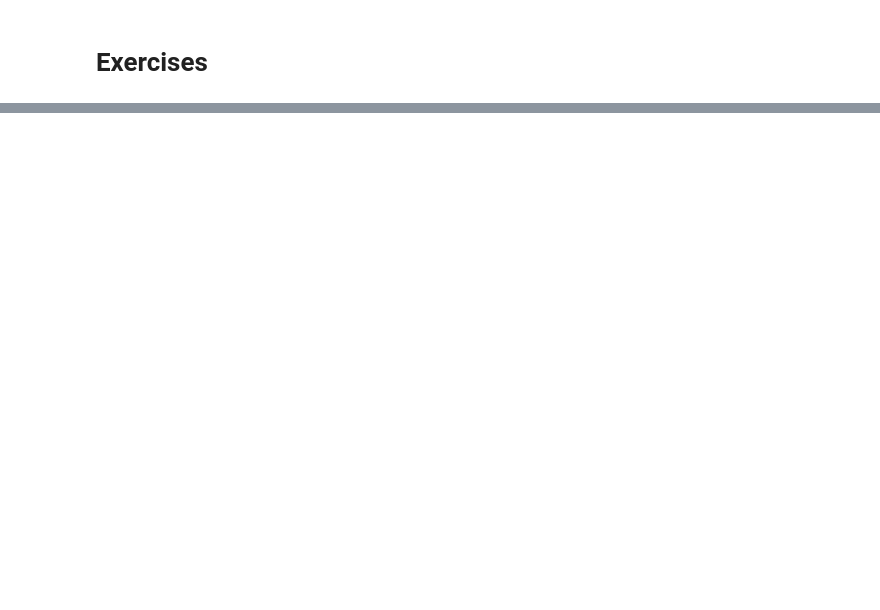
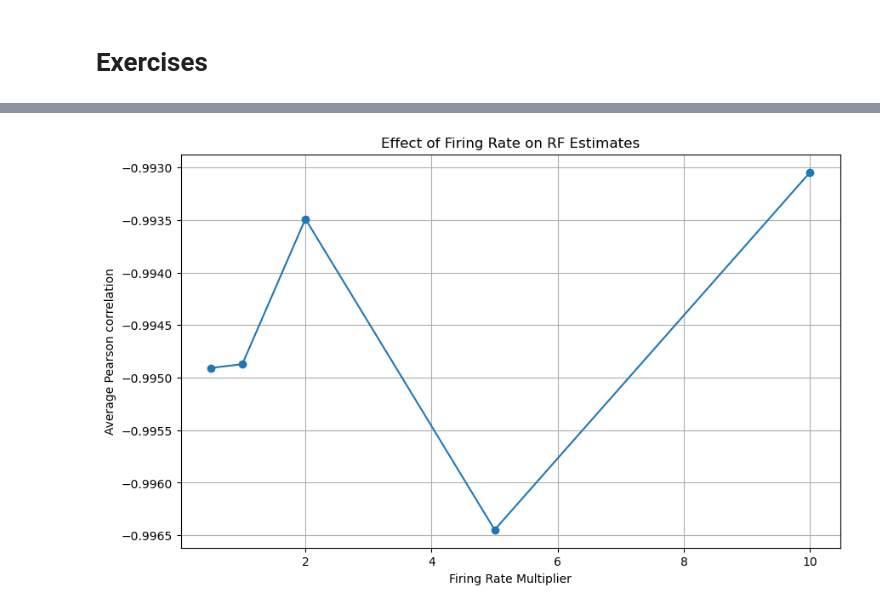
Before and after one commit to sserser/modules, a Jupyter notebook: exercises.ipynb, the cells around one changed output, grey strips where cells are left out. Saved outputs shown, nothing was run; the diff lists cells and outputs as text; code cells hidden in the pictures; blank space fills up the shorter version.

```diff
--- a/exercises.ipynb
+++ b/exercises.ipynb
@@ -139,0 +260,32 @@ In this exercise we will use the tools we learned about to detect and inspect th
+# %%
+#B
+def generate_data_poisson_firing_rate(duration, true_rf, firing_rate_multiplier, dt=0.01):
+    num_samples = int(duration / dt)
+    stimulus = np.random.randn(num_samples)
+    lambda_t = np.exp(np.convolve(stimulus, true_rf, mode='same')) * firing_rate_multiplier
+    response = np.random.poisson(lambda_t)
+    return stimulus, response
+
+firing_rate_multipliers = [0.5, 1, 2, 5, 10]
+duration = 100
+num_realizations = 10
+rf_length = len(true_rf)
+average_correlations = []
+for firing_rate_multiplier in firing_rate_multipliers:
+    correlations = []
+    for _ in range(num_realizations):
+        stimulus, response = generate_data_poisson_firing_rate(duration, true_rf, firing_rate_multiplier)
+        estimated_rf = estimate_rf_gradient_descent(stimulus, response, rf_length)
+        correlation = pearson_correlation(true_rf, estimated_rf)
+        correlations.append(correlation)
+    average_correlations.append(np.mean(correlations))
+
+plt.figure(figsize=(10, 6))
+plt.plot(firing_rate_multipliers, average_correlations, marker='o')
+plt.xlabel('Firing Rate Multiplier')
+plt.ylabel('Average Pearson correlation')
+plt.title('Effect of Firing Rate on RF Estimates')
+plt.grid(True)
+plt.show()
+# %% [output]
+[figure, added]
```
Also changed, not shown: parts of 17 cells of this notebook.
